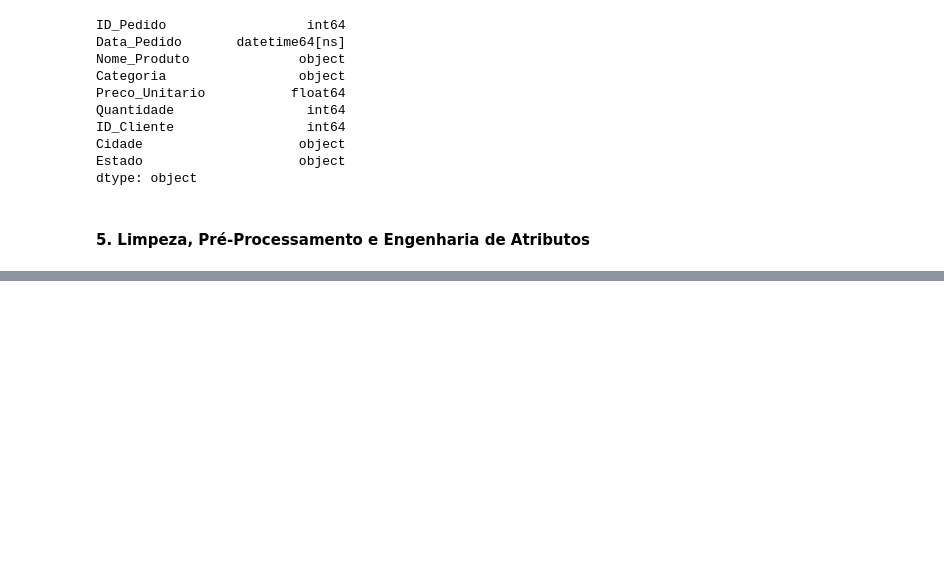
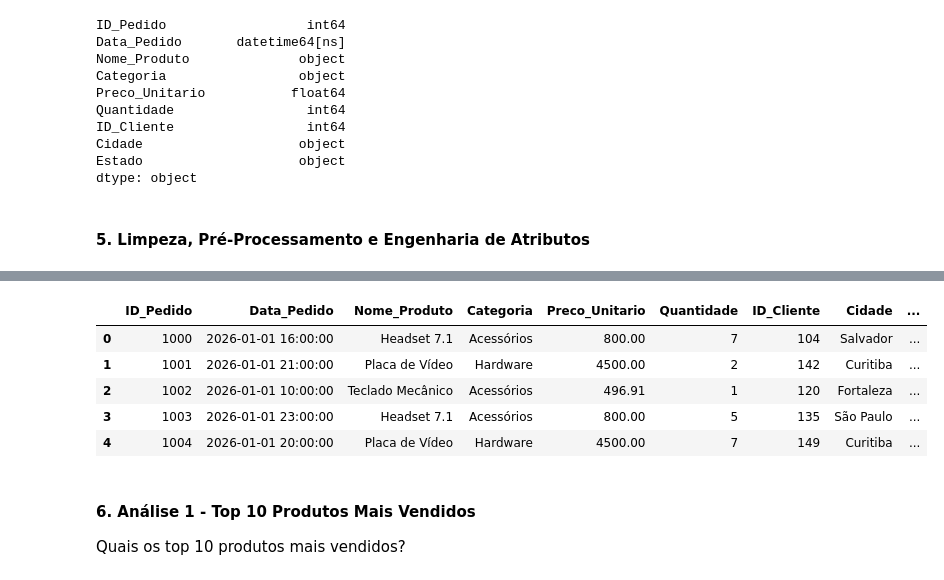
Before and after one commit to marcosfreiresantos/python_fundamentos_com_ia, a Jupyter notebook: estudos_de_caso/analise_de_vendas/mini_projeto_01.ipynb, the cells around one changed output, grey strips where cells are left out. Cells and saved outputs as stored; diff of their text form; code cells hidden in the pictures; blank space fills up the shorter version.

```diff
--- a/estudos_de_caso/analise_de_vendas/mini_projeto_01.ipynb
+++ b/estudos_de_caso/analise_de_vendas/mini_projeto_01.ipynb
@@ -270,0 +293,14 @@ df_vendas['Status_Entrega'] = df_vendas['Estado'].apply(lambda estado: 'Rapida'
+# %%
+# Exibe as 5 primeiras linhas novamente para ver as novas colunas
+df_vendas.head()
+# %% [output]
+|  | ID_Pedido | Data_Pedido | Nome_Produto | Categoria | Preco_Unitario | Quantidade | ID_Cliente | Cidade | ... |
+| 0 | 1000 | 2026-01-01 16:00:00 | Headset 7.1 | Acessórios | 800.00 | 7 | 104 | Salvador | ... |
+| 1 | 1001 | 2026-01-01 21:00:00 | Placa de Vídeo | Hardware | 4500.00 | 2 | 142 | Curitiba | ... |
+| 2 | 1002 | 2026-01-01 10:00:00 | Teclado Mecânico | Acessórios | 496.91 | 1 | 120 | Fortaleza | ... |
+| 3 | 1003 | 2026-01-01 23:00:00 | Headset 7.1 | Acessórios | 800.00 | 5 | 135 | São Paulo | ... |
+| 4 | 1004 | 2026-01-01 20:00:00 | Placa de Vídeo | Hardware | 4500.00 | 7 | 149 | Curitiba | ... |
+# %% [markdown]
+#### 6. Análise 1 - Top 10 Produtos Mais Vendidos
+
+Quais os top 10 produtos mais vendidos?
```
Also changed, not shown: parts of 8 cells of this notebook.
